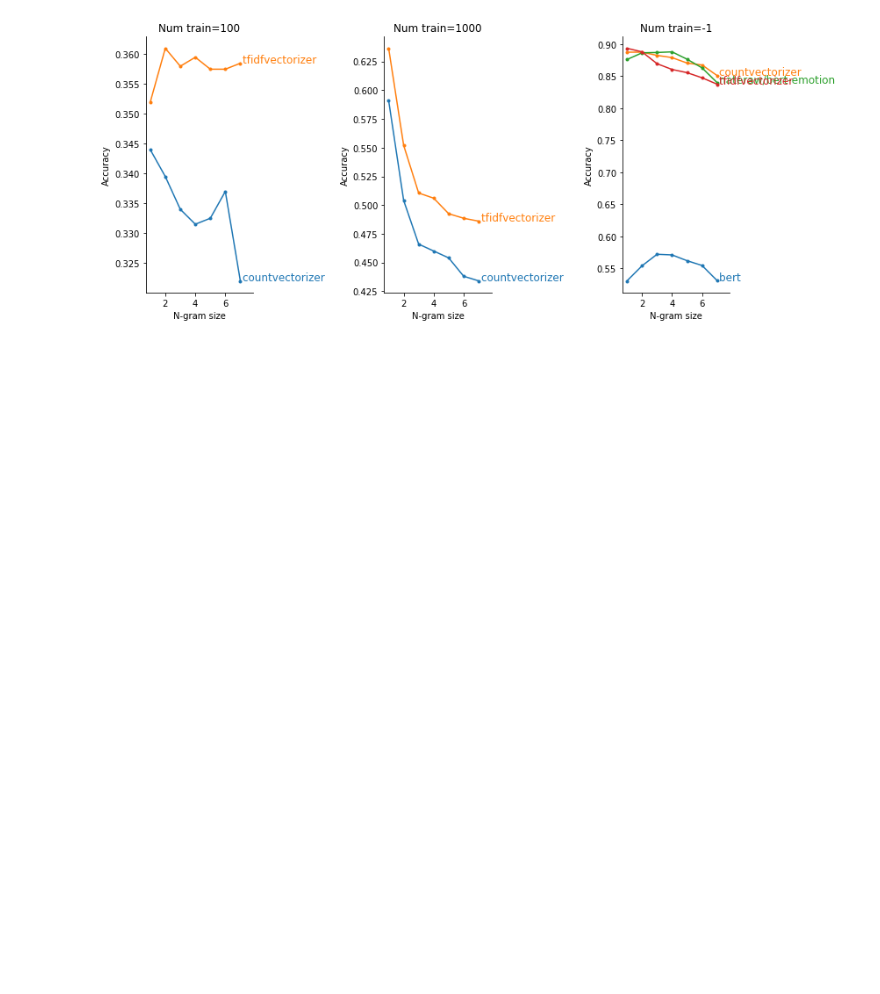
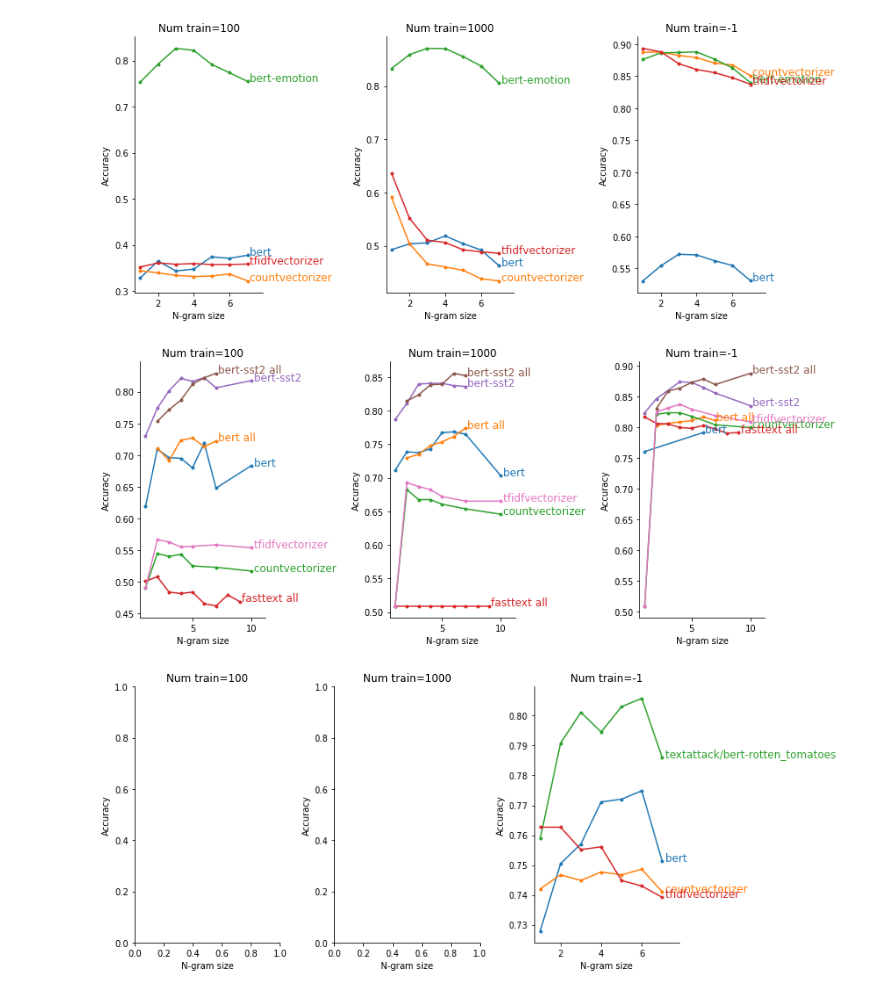
Before and after one commit to csinva/imodelsX, a Jupyter notebook: 05_analyze_results.ipynb, the cells around one changed output. Saved outputs shown, nothing was run; the diff lists cells and outputs as text; code cells hidden in the pictures; blank space fills up the shorter version.

```diff
--- a/05_analyze_results.ipynb
+++ b/05_analyze_results.ipynb
@@ -39,8 +39,9 @@ for dset in dsets:
     results_list = [pd.Series(pkl.load(open(oj(results_dir, dir_name, 'results.pkl'), "rb")))
                     for dir_name in tqdm(dir_names)]
     r = pd.concat(results_list, axis=1).T.infer_objects().drop(columns='model')
+    r['all'] = r['all'].replace('True', 'all')
+    r['seed'] = r['seed'].fillna(1)
     r = r.fillna('')
-    r['all'] = r['all'].replace('True', 'all')
     r['dataset'] = dset
     rs.append(r)
 rs = pd.concat(rs)
@@ -67,36 +48,40 @@ rs
 # %%
-r = rs[rs.dataset == 'emotion']
+for dset in rs.dataset.unique():
+    r = rs[rs.dataset == dset]
 
-R = 1
-C = 3
-plt.figure(figsize=(12, 5))
-# plt.figure(figsize=(8, 12))
-for i, subsample in enumerate([100, 1000, -1]):
-    plt.subplot(R, C, i + 1)
-    plt.title('Num train=' + str(subsample))
-    d = r[r.subsample == subsample]
+    R = 1
+    C = 3
+    plt.figure(figsize=(12, 5))
+    # plt.figure(figsize=(8, 12))
+    for i, subsample in enumerate([100, 1000, -1]):
+        plt.subplot(R, C, i + 1)
+        plt.title('Num train=' + str(subsample))
+        d = r[r.subsample == subsample]
 
-    curve = d.groupby(['checkpoint', 'all', 'norm'])
-    for key, group in curve:
-        g = group.sort_values('ngrams')
-        plt.plot(g.ngrams, g.acc_val, '.-',
-                 label=(
-                     ' '.join(key)
-                     .replace('textattack/bert-base-uncased-SST-2', 'bert-sst2')
-                     .replace('bert-base-uncased', 'bert')
-                 ))
-    plt.ylabel('Accuracy')
-    plt.xlabel('N-gram size')
+        curve = d.groupby(['checkpoint', 'all', 'norm'])
+        for key, group in curve:
+            g = group.sort_values('ngrams')
+            plt.plot(g.ngrams, g.acc_val, '.-',
+                     label=(
+                         ' '.join(key)
+                         .replace('textattack/bert-base-uncased-SST-2', 'bert-sst2')
+                         .replace('bert-base-uncased', 'bert')
+                         .replace('nateraw/bert-emotion', 'bert-emotion')
+                     ))
+        plt.ylabel('Accuracy')
+        plt.xlabel('N-gram size')
 
 
-#     plt.legend()
-    dvu.line_legend(fontsize=12)
+    #     plt.legend()
+        dvu.line_legend(fontsize=12)
 
-plt.tight_layout()
-plt.savefig('results/acc_by_ngrams_sst.pdf')
-#     print(curve)
+    plt.tight_layout()
+    plt.savefig(f'results/acc_by_ngrams_{dset}.pdf')
+    #     print(curve)
 # %% [output]
-[figure, old version]
+[figure, new version]
+[figure, added]
+[figure, added]
 # %%
 ##### (
 r.sort_values(by=['subsample', 'acc_val'], ascending=False)
```
Also changed, not shown: parts of 2 cells of this notebook, 7 other files.
